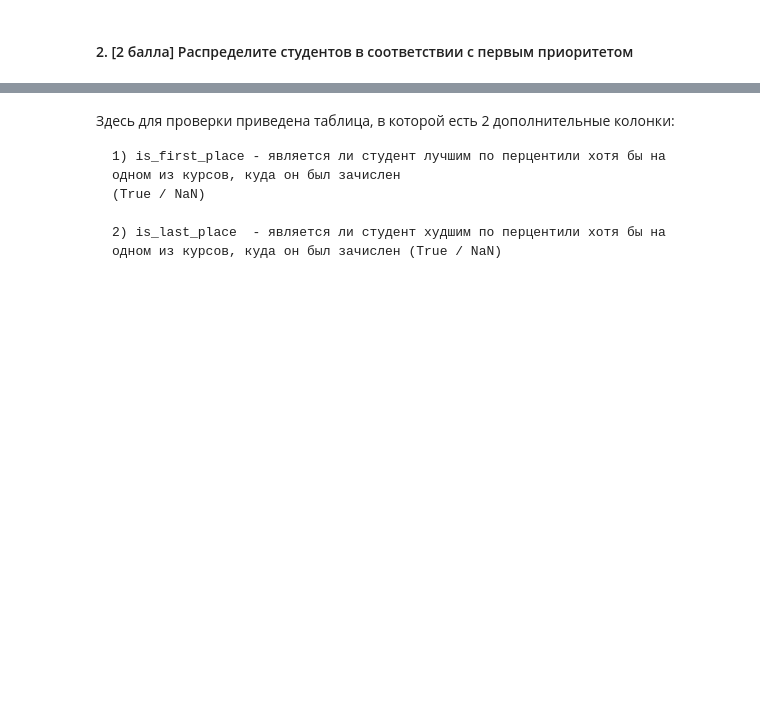
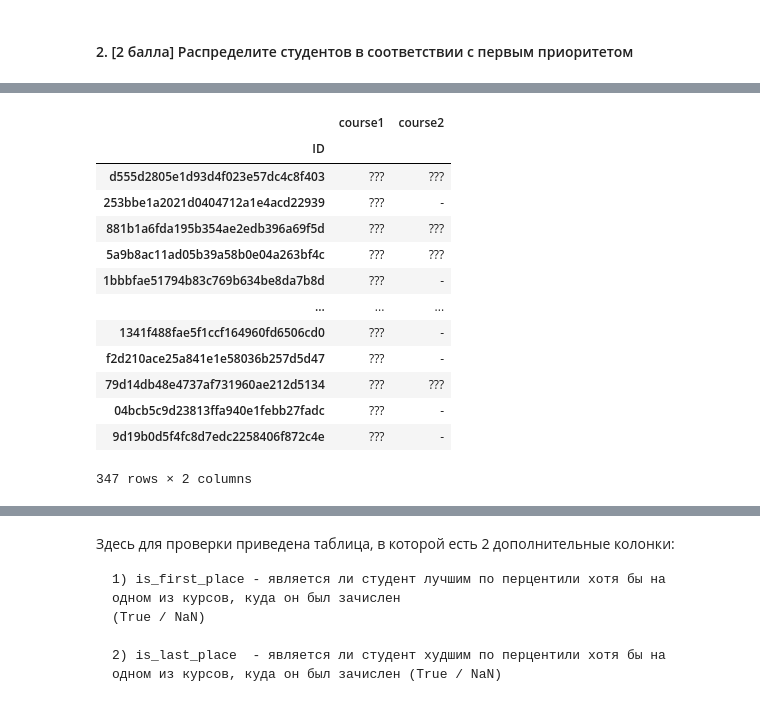
Before and after one commit to and7mw/ml-course-hse, a Jupyter notebook: 2022-fall/homeworks-practice/homework-practice-01-pandas.ipynb, the cells around one changed output, grey strips where cells are left out. Saved outputs shown, nothing was run; the diff lists cells and outputs as text; code cells hidden in the pictures; blank space fills up the shorter version.

```diff
--- a/2022-fall/homeworks-practice/homework-practice-01-pandas.ipynb
+++ b/2022-fall/homeworks-practice/homework-practice-01-pandas.ipynb
@@ -600,10 +597,14 @@ assert df.isna().sum().sum() == 0, 'В таблице остались проп
 #### 1. [1 балл] Создайте новый признак, обозначающий, сколько осенних курсов должен выбрать студент
 
 В этом вам может помочь информация о специализации и группе стундента.
+# %%
+df.loc[(df['fall_1'] == df['fall_2']), 'fall_2'] = "-"
+df.loc[(df['fall_2'] == df['fall_3']), 'fall_3'] = "-"
+df.loc[(df['fall_1'] == df['fall_3']), 'fall_3'] = "-"
 # %%
 df["course_num"] = np.where(
     (
-        ((df["18_group"] != 0.0) & ((df["is_mi"] != 0.0) | (df["is_ml_student"] != 0.0)))
+        ((df["18_group"] != 0.0) & (df["is_mi"] != 0.0))
         |
         ((df["17_group"] == 171.0) | (df["17_group"] == 172.0) | (df["17_group"] == 173.0))
     ),
@@ -632,3 +624,0 @@ unique, counts = np.unique(first_wave, return_counts=True)
-# %%
-df.sort_values(by=["percentile"], inplace=True)
-df.head(2)
@@ -650 +625,3 @@ print(unique, counts)
+# %%
+df["remaining"] = df["course_num"]
 # %%
@@ -655,5 +649,23 @@ discip["Анализ неструктурированных данных"] = 100
 # %%
-result_df = pd.DataFrame(columns=["id", "course1", "course2", "course_num"])
-result_df["id"] = df["id"]
-result_df["course_num"] = df["course_num"]
-result_df.set_index("id", inplace=True)
+result_df = pd.DataFrame(columns=["ID", "course1", "course2"])
+result_df["ID"] = df["id"]
+result_df["course1"] = "???"
+result_df["course2"] = "???"
+result_df["course2"][df["course_num"] == 1] = "-"
+result_df.set_index("ID", inplace=True)
+result_df
+# %% [output]
+|  | course1 | course2 |
+| ID |  |  |
+| d555d2805e1d93d4f023e57dc4c8f403 | ??? | ??? |
+| 253bbe1a2021d0404712a1e4acd22939 | ??? | - |
+| 881b1a6fda195b354ae2edb396a69f5d | ??? | ??? |
+| 5a9b8ac11ad05b39a58b0e04a263bf4c | ??? | ??? |
+| 1bbbfae51794b83c769b634be8da7b8d | ??? | - |
+| ... | ... | ... |
+| 1341f488fae5f1ccf164960fd6506cd0 | ??? | - |
+| f2d210ace25a841e1e58036b257d5d47 | ??? | - |
+| 79d14db48e4737af731960ae212d5134 | ??? | ??? |
+| 04bcb5c9d23813ffa940e1febb27fadc | ??? | - |
+| 9d19b0d5f4fc8d7edc2258406f872c4e | ??? | - |
+347 rows × 2 columns
```
Also changed, not shown: parts of 31 cells of this notebook.
